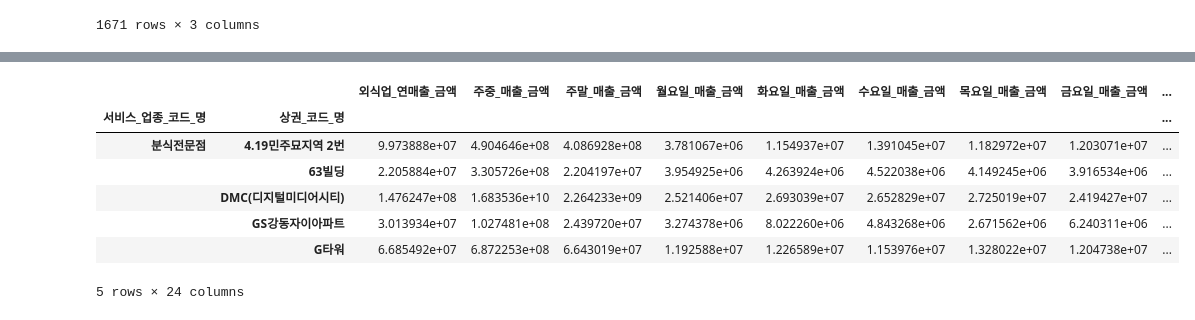
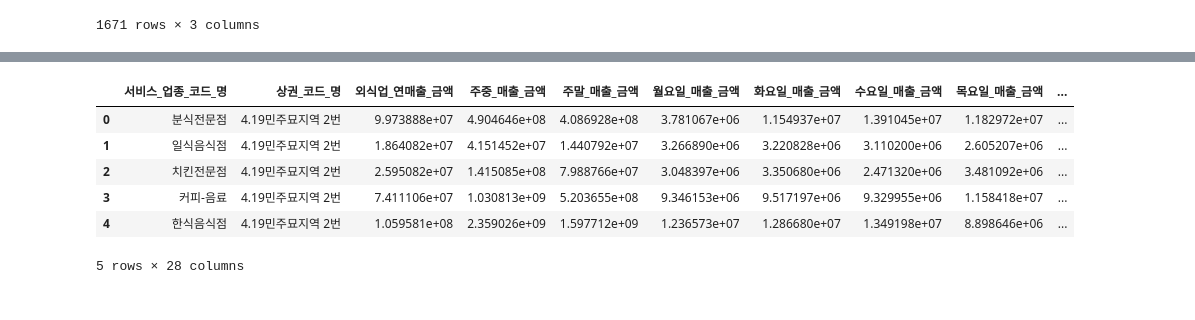
Before and after one commit to junhokim42/Python_study, a Jupyter notebook: Bigdata_training/Bigdata_analysis/Bigdata_project/seoul.ipynb, the cells around one changed output, grey strips where cells are left out. Drawn from its saved outputs; the diff is of its cells as text; code cells hidden in the pictures.

```diff
--- a/Bigdata_training/Bigdata_analysis/Bigdata_project/seoul.ipynb
+++ b/Bigdata_training/Bigdata_analysis/Bigdata_project/seoul.ipynb
@@ -148,3 +151,11 @@ coordinate
 | 1669 | 1001496 | 127.060059 | 37.511003 |
 | 1670 | 1001491 | 126.994377 | 37.534435 |
 1671 rows × 3 columns
+# %%
+pro_food = food[['상권_코드','상권_코드_명']]
+pro_food['상권_코드'] = pro_food['상권_코드'].astype('int64')
+coordinate['상권_코드'] = coordinate['상권_코드'].astype('int64')
+new_coord = pd.merge(pro_food, coordinate, on='상권_코드')
+new_coord.drop(columns=['상권_코드'], inplace=True)
+new_coord.drop_duplicates(['상권_코드_명'], inplace=True)
+new_coord.head()
@@ -184,15 +220,15 @@ total10
 # %%
 #분기별데이터 합치기(세부 외식업 별 한점포당 1년 매출)
-yfood = food.drop(columns=['상권_코드','점포수'])
-yfood = yfood.groupby(['서비스_업종_코드_명','상권_코드_명']).sum()
-yfood.rename(columns={'한_점포당_분기별_매출_금액':'외식업_연매출_금액'}, inplace=True)
-yfood.head()
+d_eatout = food.drop(columns=['상권_코드','점포수'])
+detail_eatfood = d_eatout.groupby(['서비스_업종_코드_명','상권_코드_명']).sum().reset_index()
+fdetail_eatfood = pd.merge(detail_eatfood, new_coord, on='상권_코드_명')
+fdetail_eatfood.rename(columns={'한_점포당_분기별_매출_금액':'외식업_연매출_금액'}, inplace=True)
+fdetail_eatfood.head()
 # %% [output]
-|  |  | 외식업_연매출_금액 | 주중_매출_금액 | 주말_매출_금액 | 월요일_매출_금액 | 화요일_매출_금액 | 수요일_매출_금액 | 목요일_매출_금액 | 금요일_매출_금액 | ... |
-| 서비스_업종_코드_명 | 상권_코드_명 |  |  |  |  |  |  |  |  | ... |
-| 분식전문점 | 4.19민주묘지역 2번 | 9.973888e+07 | 4.904646e+08 | 4.086928e+08 | 3.781067e+06 | 1.154937e+07 | 1.391045e+07 | 1.182972e+07 | 1.203071e+07 | ... |
-|  | 63빌딩 | 2.205884e+07 | 3.305726e+08 | 2.204197e+07 | 3.954925e+06 | 4.263924e+06 | 4.522038e+06 | 4.149245e+06 | 3.916534e+06 | ... |
-|  | DMC(디지털미디어시티) | 1.476247e+08 | 1.683536e+10 | 2.264233e+09 | 2.521406e+07 | 2.693039e+07 | 2.652829e+07 | 2.725019e+07 | 2.419427e+07 | ... |
-|  | GS강동자이아파트 | 3.013934e+07 | 1.027481e+08 | 2.439720e+07 | 3.274378e+06 | 8.022260e+06 | 4.843268e+06 | 2.671562e+06 | 6.240311e+06 | ... |
-|  | G타워 | 6.685492e+07 | 6.872253e+08 | 6.643019e+07 | 1.192588e+07 | 1.226589e+07 | 1.153976e+07 | 1.328022e+07 | 1.204738e+07 | ... |
+|  | 서비스_업종_코드_명 | 상권_코드_명 | 외식업_연매출_금액 | 주중_매출_금액 | 주말_매출_금액 | 월요일_매출_금액 | 화요일_매출_금액 | 수요일_매출_금액 | 목요일_매출_금액 | ... |
+| 0 | 분식전문점 | 4.19민주묘지역 2번 | 9.973888e+07 | 4.904646e+08 | 4.086928e+08 | 3.781067e+06 | 1.154937e+07 | 1.391045e+07 | 1.182972e+07 | ... |
+| 1 | 일식음식점 | 4.19민주묘지역 2번 | 1.864082e+07 | 4.151452e+07 | 1.440792e+07 | 3.266890e+06 | 3.220828e+06 | 3.110200e+06 | 2.605207e+06 | ... |
+| 2 | 치킨전문점 | 4.19민주묘지역 2번 | 2.595082e+07 | 1.415085e+08 | 7.988766e+07 | 3.048397e+06 | 3.350680e+06 | 2.471320e+06 | 3.481092e+06 | ... |
+| 3 | 커피-음료 | 4.19민주묘지역 2번 | 7.411106e+07 | 1.030813e+09 | 5.203655e+08 | 9.346153e+06 | 9.517197e+06 | 9.329955e+06 | 1.158418e+07 | ... |
+| 4 | 한식음식점 | 4.19민주묘지역 2번 | 1.059581e+08 | 2.359026e+09 | 1.597712e+09 | 1.236573e+07 | 1.286680e+07 | 1.349198e+07 | 8.898646e+06 | ... |
-5 rows × 24 columns
+5 rows × 28 columns
```
Also changed, not shown: parts of 14 cells of this notebook.
